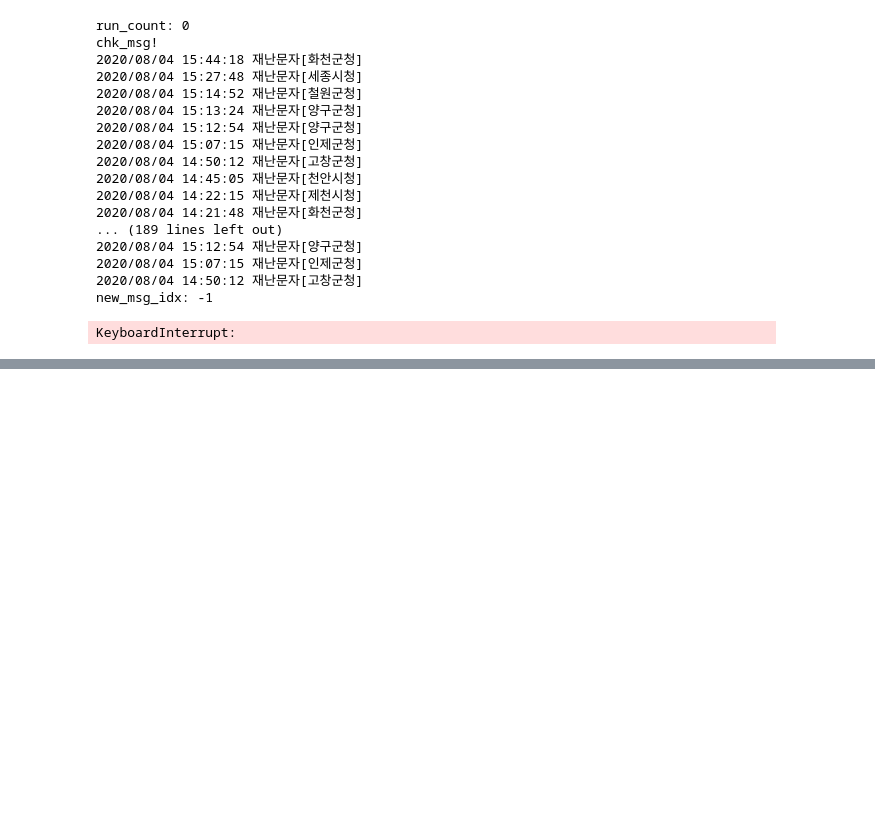
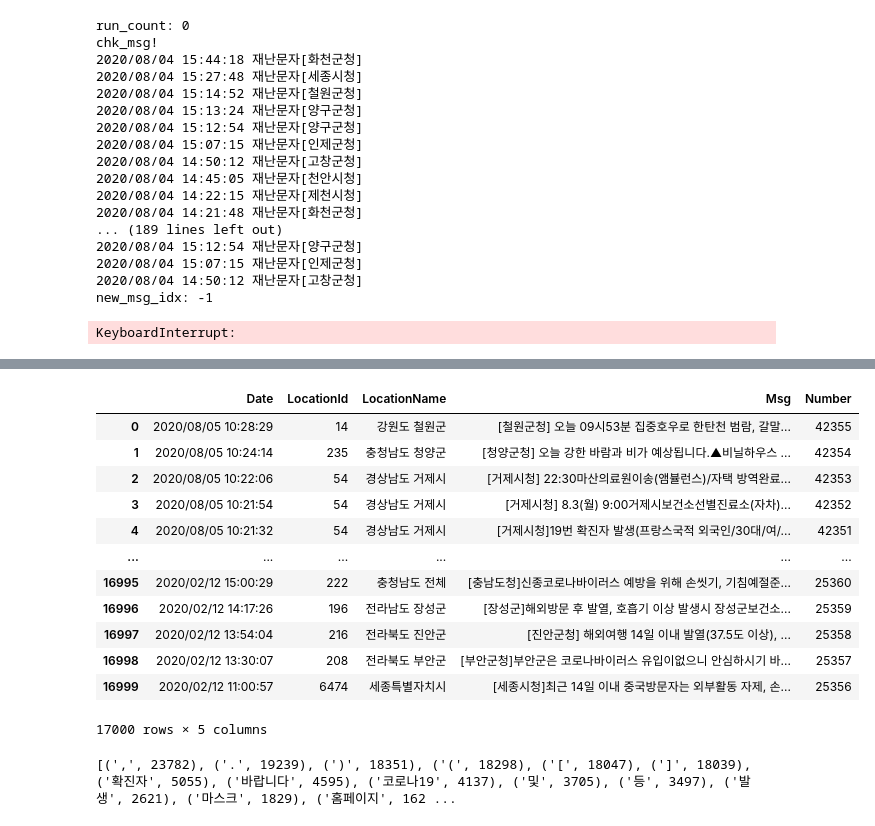
Before and after one commit to bigdata-course-KU-team11/Data_collection, a Jupyter notebook: data_web_crawler.ipynb, the cells around one changed output, grey strips where cells are left out. Cells and saved outputs as stored; diff of their text form; code cells hidden in the pictures; blank space fills up the shorter version.

Commit message:
update code: need data preprocessing

```diff
--- a/data_web_crawler.ipynb
+++ b/data_web_crawler.ipynb
@@ -175,0 +187,26 @@ KeyboardInterrupt:
+# %%
+topic_data = []
+context_data = []
+
+for cnt in range(0, 10):
+    disaster_path = '//tbody[@id="bbs_tr"]/tr[@id="bbs_tr_{0}_apiData1"]/td[2]'.format(cnt)
+    result_topic = driver.find_element_by_xpath(disaster_path)
+    topic_data.insert(cnt, result_topic.text)
+    print((cnt+1), '번째 재난문자:', topic_data[cnt])
+
+    # cnt 번째 재난문자 링크 이동
+    first_a = disaster_path + '/a'
+    last_url = driver.current_url
+    driver.find_element_by_xpath(first_a).click()
+    driver.implicitly_wait(3)
+
+    # 재난문자 상세내용 확인
+    disaster_context = '//div[@id="content"]/div[@id="content"]/div/div[@class="boardView"]/div[@class="boardView_context"]'
+    result_context = driver.find_element_by_xpath(disaster_context)
+    context_data.insert(cnt, result_context.text)
+    print(context_data[cnt])
+    print('\n')
+    driver.implicitly_wait(3)
+
+    # 이전 페이지로 돌아가기
+    driver.get(last_url)
@@ -175,0 +264,28 @@ KeyboardInterrupt:
+# %%
+dd = pd.read_csv('msg_data.csv')
+word_list = []
+for cnt in range(0, len(dd)):
+    word_token = word_tokenize(dd.Msg[cnt]) # 단어의 전처리 더욱 세부적으로 필요
+    for _ in range(0, len(word_token)):
+        word_list.append(word_token[_])
+
+dd
+# %% [output]
+|  | Date | LocationId | LocationName | Msg | Number |
+| 0 | 2020/08/05 10:28:29 | 14 | 강원도 철원군 | [철원군청] 오늘 09시53분 집중호우로 한탄천 범람, 갈말... | 42355 |
+| 1 | 2020/08/05 10:24:14 | 235 | 충청남도 청양군 | [청양군청] 오늘 강한 바람과 비가 예상됩니다.▲비닐하우스 ... | 42354 |
+| 2 | 2020/08/05 10:22:06 | 54 | 경상남도 거제시 | [거제시청] 22:30마산의료원이송(앰뷸런스)/자택 방역완료... | 42353 |
+| 3 | 2020/08/05 10:21:54 | 54 | 경상남도 거제시 | [거제시청] 8.3(월) 9:00거제시보건소선별진료소(자차)... | 42352 |
+| 4 | 2020/08/05 10:21:32 | 54 | 경상남도 거제시 | [거제시청]19번 확진자 발생(프랑스국적 외국인/30대/여/... | 42351 |
+| ... | ... | ... | ... | ... | ... |
+| 16995 | 2020/02/12 15:00:29 | 222 | 충청남도 전체 | [충남도청]신종코로나바이러스 예방을 위해 손씻기, 기침예절준... | 25360 |
+| 16996 | 2020/02/12 14:17:26 | 196 | 전라남도 장성군 | [장성군]해외방문 후 발열, 호흡기 이상 발생시 장성군보건소... | 25359 |
+| 16997 | 2020/02/12 13:54:04 | 216 | 전라북도 진안군 | [진안군청] 해외여행 14일 이내 발열(37.5도 이상), ... | 25358 |
+| 16998 | 2020/02/12 13:30:07 | 208 | 전라북도 부안군 | [부안군청]부안군은 코로나바이러스 유입이없으니 안심하시기 바... | 25357 |
+| 16999 | 2020/02/12 11:00:57 | 6474 | 세종특별자치시 | [세종시청]최근 14일 이내 중국방문자는 외부활동 자제, 손... | 25356 |
+17000 rows × 5 columns
+# %%
+frequency = Counter(word_list).most_common()
+print(frequency)
+# %% [output]
+[(',', 23782), ('.', 19239), (')', 18351), ('(', 18298), ('[', 18047), (']', 18039), ('확진자', 5055), ('바랍니다', 4595), ('코로나19', 4137), ('및', 3705), ('등', 3497), ('발생', 2621), ('마스크', 1829), ('홈페이지', 162 ...
```
Also changed, not shown: parts of 8 cells of this notebook.
